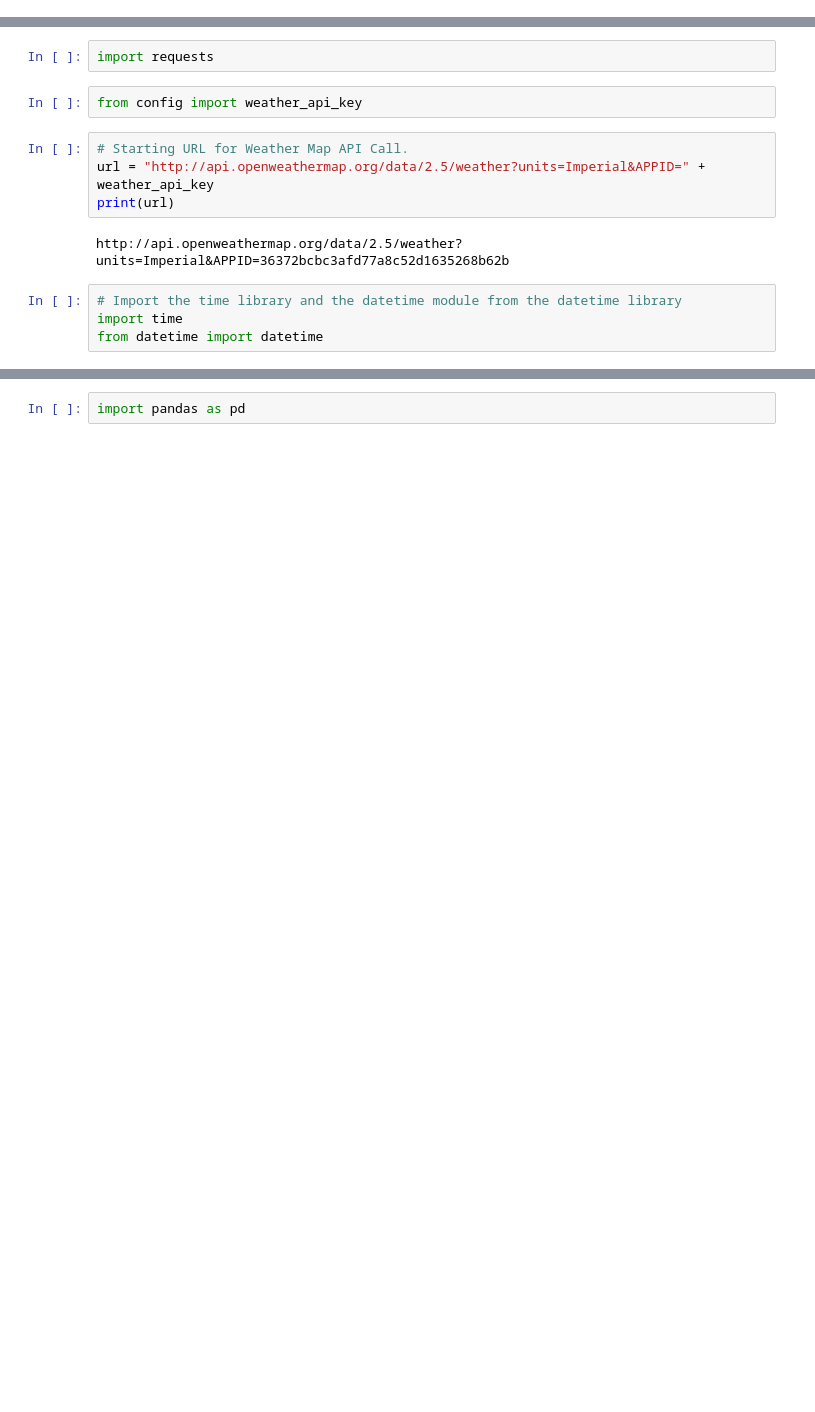
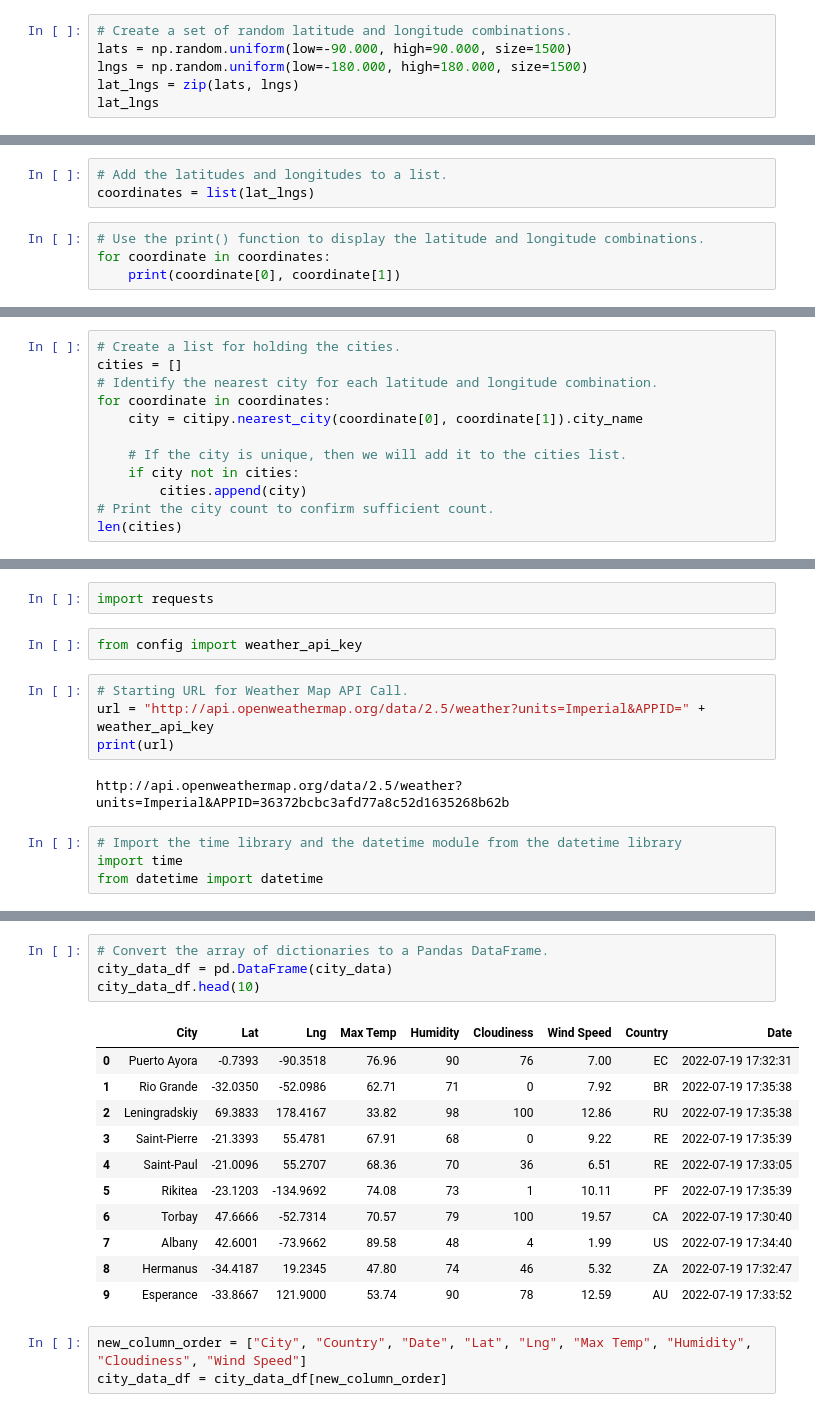
Before and after one commit to anipingping/World_Weather_Analysis, a Jupyter notebook: WeatherPy.ipynb, the cells around one changed output, grey strips where cells are left out. Cells and saved outputs as stored; diff of their text form; blank space fills up the shorter version.

```diff
--- a/WeatherPy.ipynb
+++ b/WeatherPy.ipynb
@@ -0,0 +6,6 @@
+# %%
+# Create a set of random latitude and longitude combinations.
+lats = np.random.uniform(low=-90.000, high=90.000, size=1500)
+lngs = np.random.uniform(low=-180.000, high=180.000, size=1500)
+lat_lngs = zip(lats, lngs)
+lat_lngs
@@ -0,0 +14,7 @@
+# %%
+# Add the latitudes and longitudes to a list.
+coordinates = list(lat_lngs)
+# %%
+# Use the print() function to display the latitude and longitude combinations.
+for coordinate in coordinates:
+    print(coordinate[0], coordinate[1])
@@ -0,0 +41,12 @@
+# %%
+# Create a list for holding the cities.
+cities = []
+# Identify the nearest city for each latitude and longitude combination.
+for coordinate in coordinates:
+    city = citipy.nearest_city(coordinate[0], coordinate[1]).city_name
+
+    # If the city is unique, then we will add it to the cities list.
+    if city not in cities:
+        cities.append(city)
+# Print the city count to confirm sufficient count.
+len(cities)
@@ -93,2 +161,19 @@ NameError: name 'cities' is not defined
-# %%
-import pandas as pd
+# %%
+# Convert the array of dictionaries to a Pandas DataFrame.
+city_data_df = pd.DataFrame(city_data)
+city_data_df.head(10)
+# %% [output]
+|  | City | Lat | Lng | Max Temp | Humidity | Cloudiness | Wind Speed | Country | Date |
+| 0 | Puerto Ayora | -0.7393 | -90.3518 | 76.96 | 90 | 76 | 7.00 | EC | 2022-07-19 17:32:31 |
+| 1 | Rio Grande | -32.0350 | -52.0986 | 62.71 | 71 | 0 | 7.92 | BR | 2022-07-19 17:35:38 |
+| 2 | Leningradskiy | 69.3833 | 178.4167 | 33.82 | 98 | 100 | 12.86 | RU | 2022-07-19 17:35:38 |
+| 3 | Saint-Pierre | -21.3393 | 55.4781 | 67.91 | 68 | 0 | 9.22 | RE | 2022-07-19 17:35:39 |
+| 4 | Saint-Paul | -21.0096 | 55.2707 | 68.36 | 70 | 36 | 6.51 | RE | 2022-07-19 17:33:05 |
+| 5 | Rikitea | -23.1203 | -134.9692 | 74.08 | 73 | 1 | 10.11 | PF | 2022-07-19 17:35:39 |
+| 6 | Torbay | 47.6666 | -52.7314 | 70.57 | 79 | 100 | 19.57 | CA | 2022-07-19 17:30:40 |
+| 7 | Albany | 42.6001 | -73.9662 | 89.58 | 48 | 4 | 1.99 | US | 2022-07-19 17:34:40 |
+| 8 | Hermanus | -34.4187 | 19.2345 | 47.80 | 74 | 46 | 5.32 | ZA | 2022-07-19 17:32:47 |
+| 9 | Esperance | -33.8667 | 121.9000 | 53.74 | 90 | 78 | 12.59 | AU | 2022-07-19 17:33:52 |
+# %%
+new_column_order = ["City", "Country", "Date", "Lat", "Lng", "Max Temp", "Humidity", "Cloudiness", "Wind Speed"]
+city_data_df = city_data_df[new_column_order]
```
Also changed, not shown: parts of 9 cells of this notebook, 3 other files.
